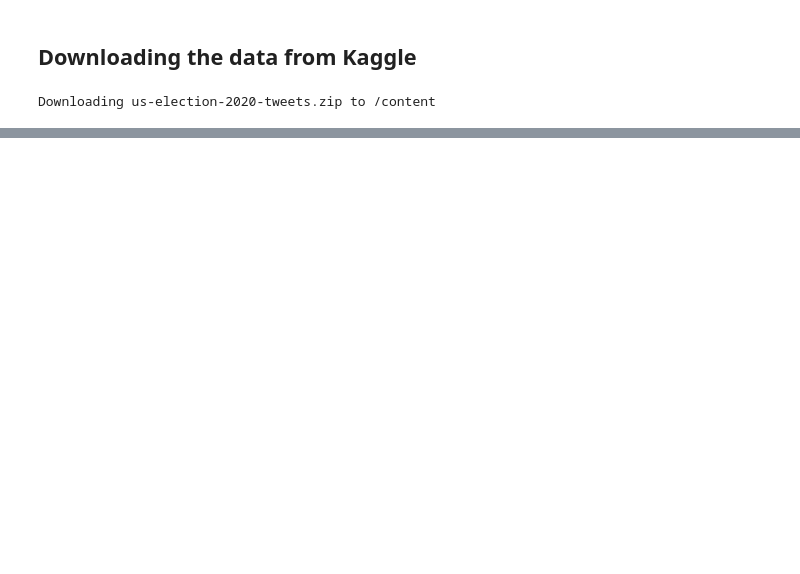
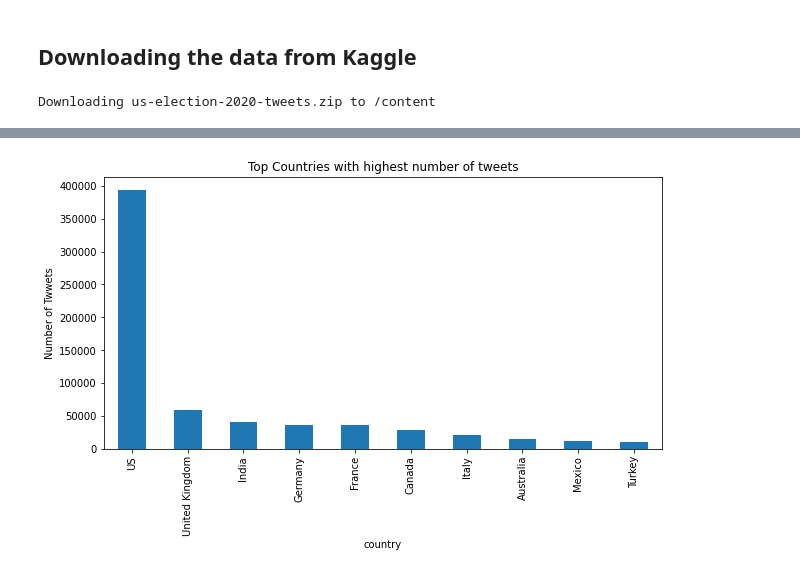
Before and after one commit to divyanshoze/Twitter_Sentiment_Analysis, a Jupyter notebook: Twitter_Sentiment_Analysis.ipynb, the cells around one changed output, grey strips where cells are left out. Drawn from its saved outputs; the diff is of its cells as text; code cells hidden in the pictures; blank space fills up the shorter version.

```diff
--- a/Twitter_Sentiment_Analysis.ipynb
+++ b/Twitter_Sentiment_Analysis.ipynb
@@ -14,0 +104,11 @@ Downloading us-election-2020-tweets.zip to /content
+# %%
+Data_Mixed['country']=Data_Mixed['country'].replace({"United States of America" : "US", "United States" : "US"})
+# %%
+# Countries with highest number of tweets
+plt.figure(figsize=(10,5))
+Data_Mixed.groupby('country')['tweet'].count().sort_values(ascending=False).head(10).plot.bar()
+plt.ylabel('Number of Twwets')
+plt.title('Top Countries with highest number of tweets')
+plt.show()
+# %% [output]
+[figure, added]
```
Also changed, not shown: parts of 17 cells of this notebook.
